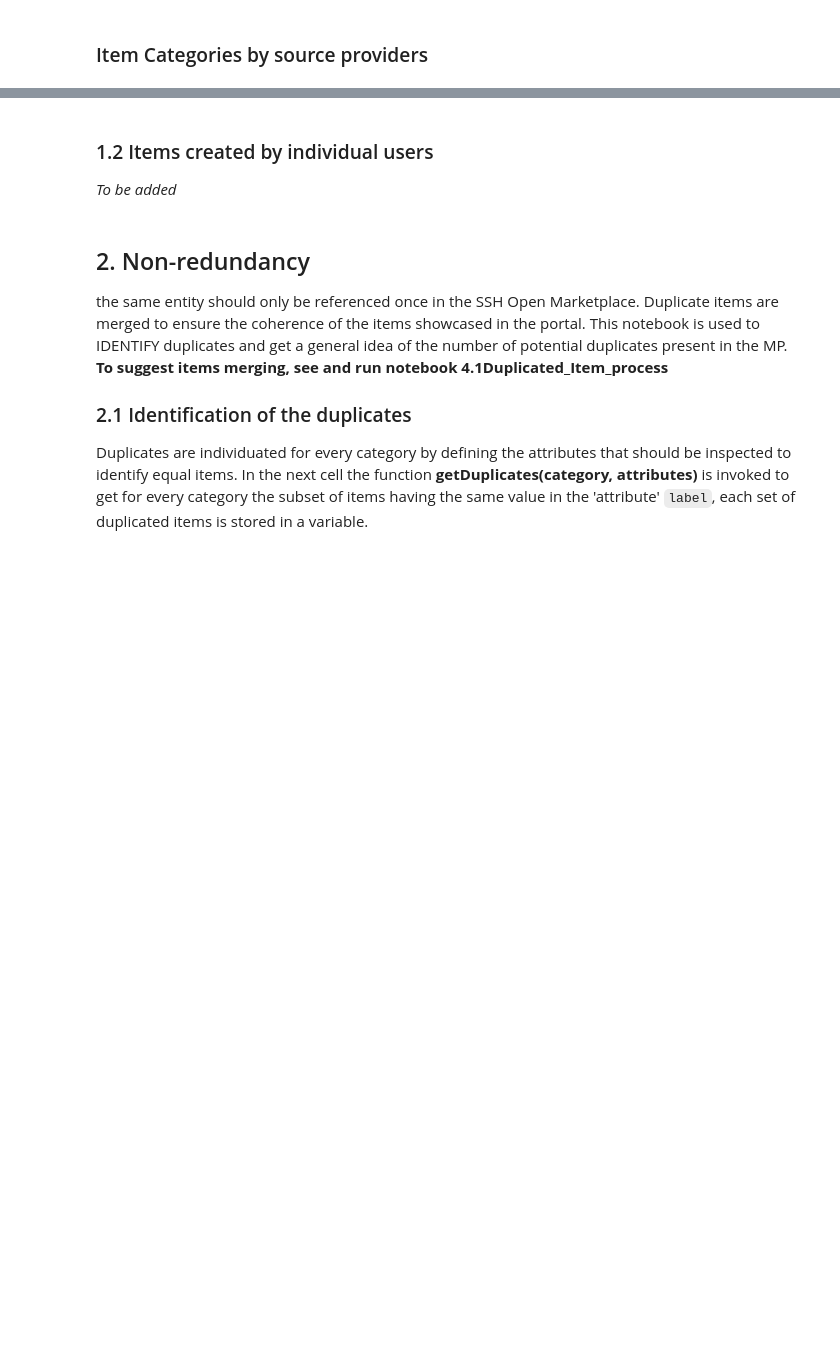
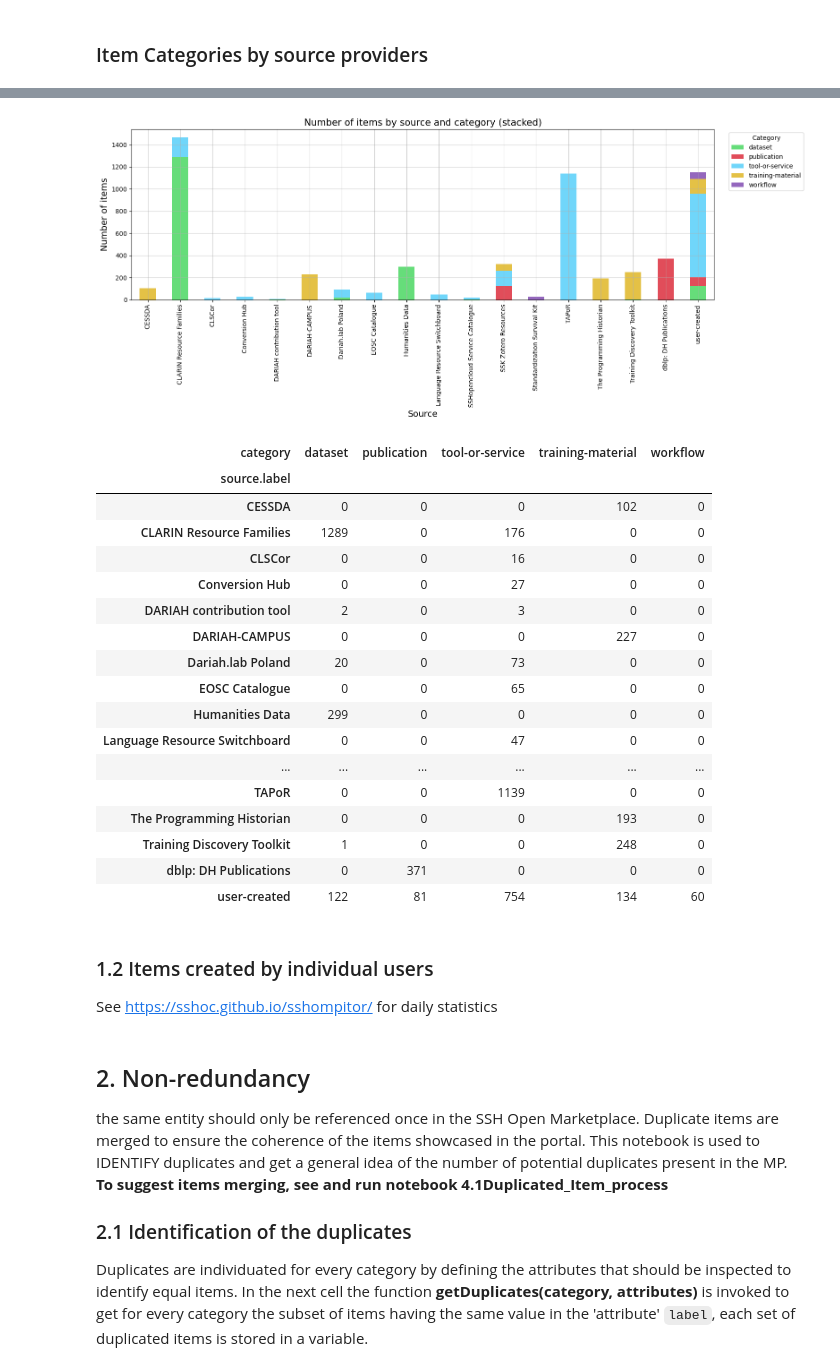
Before and after one commit to SSHOC/marketplace-curation, a Jupyter notebook: 2.MarketplaceDataAnalysisAndOverview.ipynb, the cells around one changed output, grey strips where cells are left out. Cells and saved outputs as stored; diff of their text form; code cells hidden in the pictures; blank space fills up the shorter version.

```diff
--- a/2.MarketplaceDataAnalysisAndOverview.ipynb
+++ b/2.MarketplaceDataAnalysisAndOverview.ipynb
@@ -162,7 +203,49 @@ df_categories_bysources
+# %%
+# assign mp colors per category and plot stacked bar chart
+custom_colors = {
+    'dataset': '#66dd7a',          # green
+    'publication': '#e14d5a',      # red
+    'tool-or-service': '#70d6fa',  # blue
+    'training-material': '#e4c146',# yellow
+    'workflow': '#9467bd'          # purple
+}
+colors = [custom_colors.get(col, '#333333') for col in source_category_counts.columns]
+
+fig, ax = plt.subplots(figsize=(16,7))
+source_category_counts.plot(kind='bar', stacked=True, ax=ax, color=colors)
+ax.set_title("Number of items by source and category (stacked)", fontsize=15)
+ax.set_xlabel("Source", fontsize=14)
+ax.set_ylabel("Number of items", fontsize=14)
+ax.legend(title='Category', bbox_to_anchor=(1.02, 1), loc='upper left')
+ax.grid(alpha=0.6)
+plt.tight_layout()
+plt.show()
+
+source_category_counts
+# %% [output]
+[figure, added]
+| category | dataset | publication | tool-or-service | training-material | workflow |
+| source.label |  |  |  |  |  |
+| CESSDA | 0 | 0 | 0 | 102 | 0 |
+| CLARIN Resource Families | 1289 | 0 | 176 | 0 | 0 |
+| CLSCor | 0 | 0 | 16 | 0 | 0 |
+| Conversion Hub | 0 | 0 | 27 | 0 | 0 |
+| DARIAH contribution tool | 2 | 0 | 3 | 0 | 0 |
+| DARIAH-CAMPUS | 0 | 0 | 0 | 227 | 0 |
+| Dariah.lab Poland | 20 | 0 | 73 | 0 | 0 |
+| EOSC Catalogue | 0 | 0 | 65 | 0 | 0 |
+| Humanities Data | 299 | 0 | 0 | 0 | 0 |
+| Language Resource Switchboard | 0 | 0 | 47 | 0 | 0 |
+| ... | ... | ... | ... | ... | ... |
+| TAPoR | 0 | 0 | 1139 | 0 | 0 |
+| The Programming Historian | 0 | 0 | 0 | 193 | 0 |
+| Training Discovery Toolkit | 1 | 0 | 0 | 248 | 0 |
+| dblp: DH Publications | 0 | 371 | 0 | 0 | 0 |
+| user-created | 122 | 81 | 754 | 134 | 60 |
 # %% [markdown]
 ### 1.2 Items created by individual users
 
-*To be added*
+See https://sshoc.github.io/sshompitor/ for daily statistics
 # %% [markdown]
 ## 2. Non-redundancy
 
```
Also changed, not shown: parts of 68 cells of this notebook, 7 other files.
